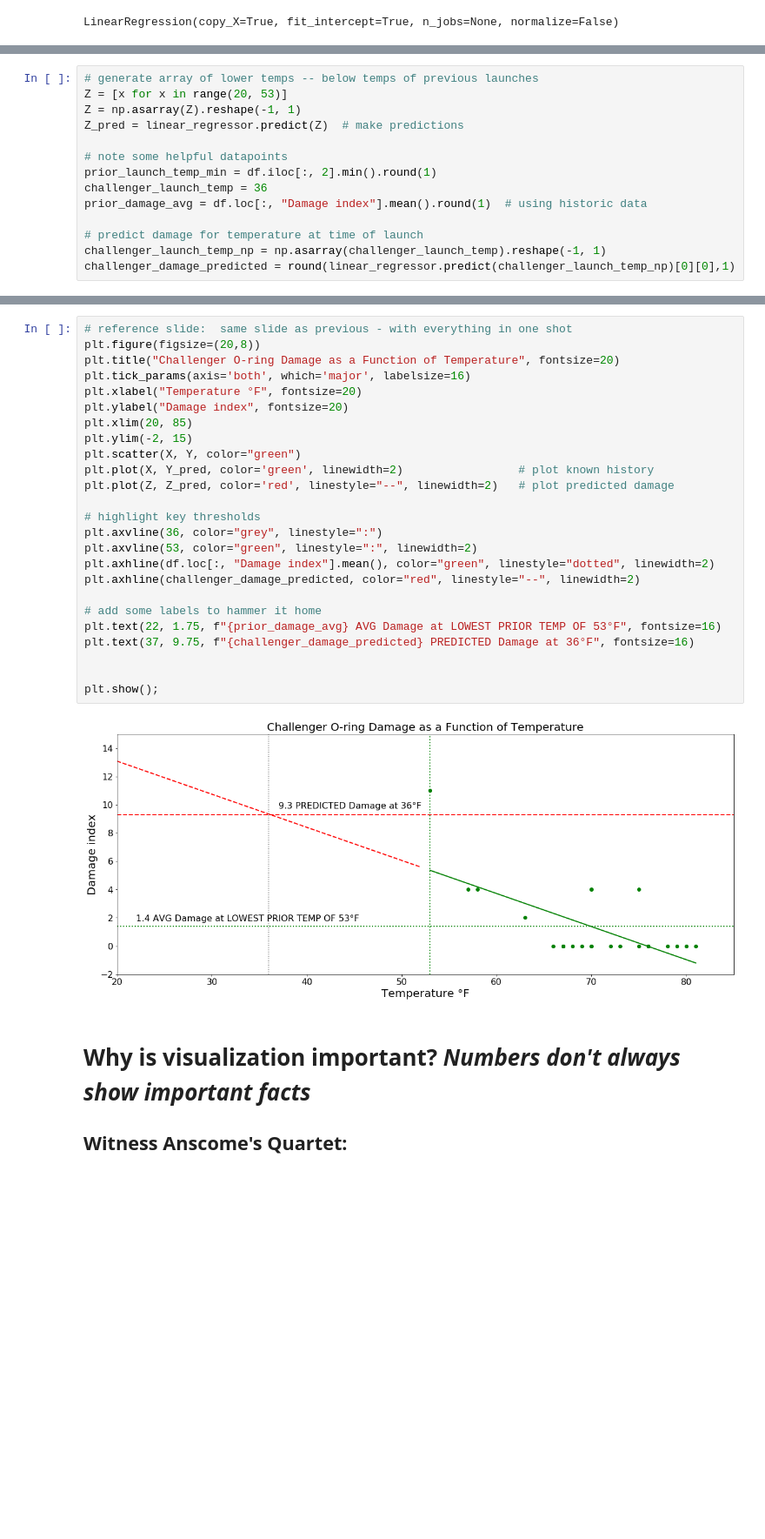
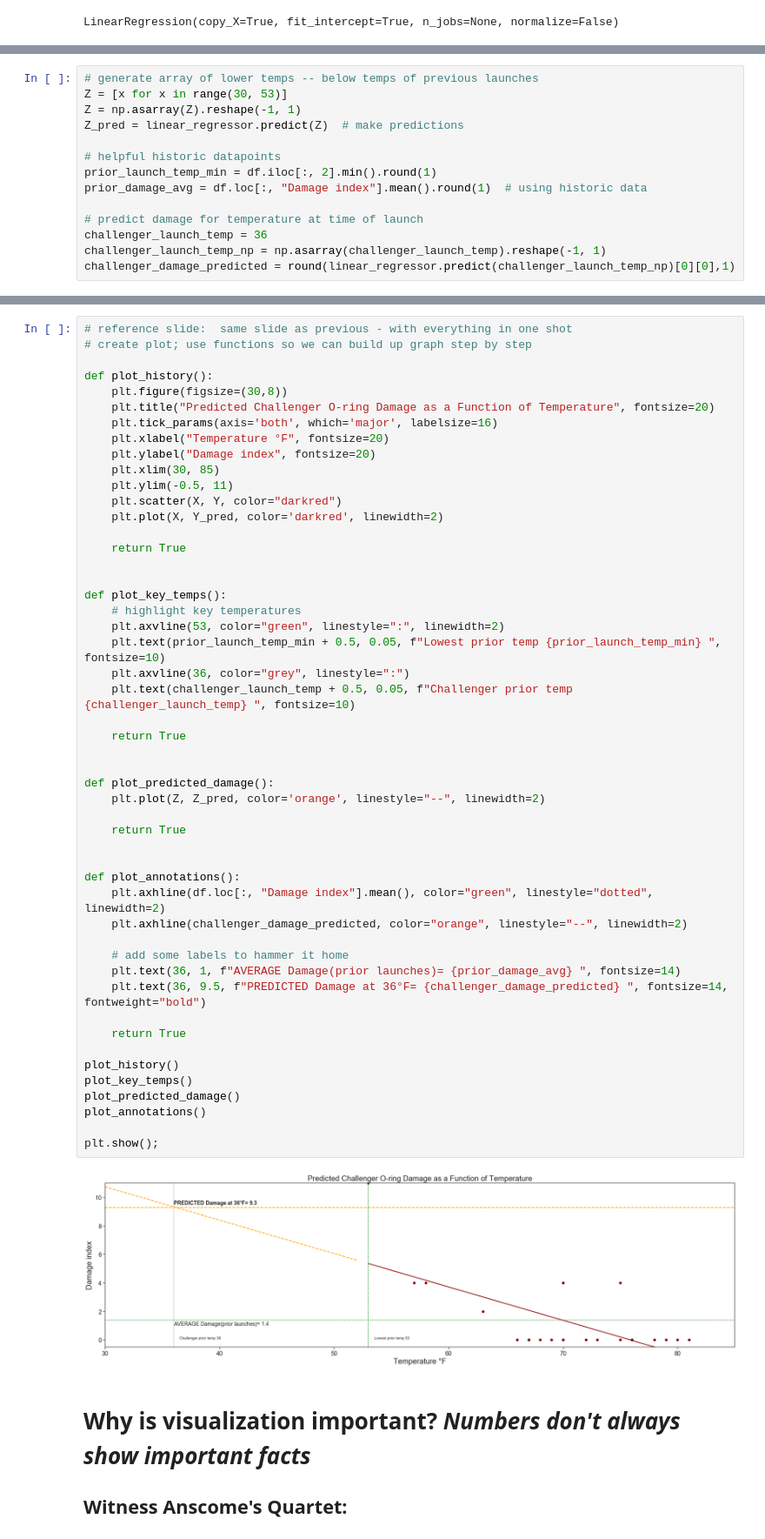
Before and after one commit to surfaceowl-ai/python_visualizations, a Jupyter notebook: notebooks/00_effective_visualizations.ipynb, the cells around one changed output, grey strips where cells are left out. Shown at 87% size. Cells and saved outputs as stored; diff of their text form; blank space fills up the shorter version.

```diff
--- a/notebooks/00_effective_visualizations.ipynb
+++ b/notebooks/00_effective_visualizations.ipynb
@@ -391,15 +389,15 @@ Text(0, 0.5, 'Damage index')
 # %%
 # generate array of lower temps -- below temps of previous launches
-Z = [x for x in range(20, 53)]
+Z = [x for x in range(30, 53)]
 Z = np.asarray(Z).reshape(-1, 1)
 Z_pred = linear_regressor.predict(Z)  # make predictions
 
-# note some helpful datapoints
+# helpful historic datapoints
 prior_launch_temp_min = df.iloc[:, 2].min().round(1)
-challenger_launch_temp = 36
 prior_damage_avg = df.loc[:, "Damage index"].mean().round(1)  # using historic data
 
 # predict damage for temperature at time of launch
+challenger_launch_temp = 36
 challenger_launch_temp_np = np.asarray(challenger_launch_temp).reshape(-1, 1)
 challenger_damage_predicted = round(linear_regressor.predict(challenger_launch_temp_np)[0][0],1)
 # %%
@@ -460,30 +456,55 @@ True
 # %%
 # reference slide:  same slide as previous - with everything in one shot
-plt.figure(figsize=(20,8))
-plt.title("Challenger O-ring Damage as a Function of Temperature", fontsize=20)
-plt.tick_params(axis='both', which='major', labelsize=16)
-plt.xlabel("Temperature °F", fontsize=20)
-plt.ylabel("Damage index", fontsize=20)
-plt.xlim(20, 85)
-plt.ylim(-2, 15)
-plt.scatter(X, Y, color="green")
-plt.plot(X, Y_pred, color='green', linewidth=2)                 # plot known history
-plt.plot(Z, Z_pred, color='red', linestyle="--", linewidth=2)   # plot predicted damage
+# create plot; use functions so we can build up graph step by step
 
-# highlight key thresholds
-plt.axvline(36, color="grey", linestyle=":")
-plt.axvline(53, color="green", linestyle=":", linewidth=2)
-plt.axhline(df.loc[:, "Damage index"].mean(), color="green", linestyle="dotted", linewidth=2)
-plt.axhline(challenger_damage_predicted, color="red", linestyle="--", linewidth=2)
+def plot_history():
+    plt.figure(figsize=(30,8))
+    plt.title("Predicted Challenger O-ring Damage as a Function of Temperature", fontsize=20)
+    plt.tick_params(axis='both', which='major', labelsize=16)
+    plt.xlabel("Temperature °F", fontsize=20)
+    plt.ylabel("Damage index", fontsize=20)
+    plt.xlim(30, 85)
+    plt.ylim(-0.5, 11)
+    plt.scatter(X, Y, color="darkred")
+    plt.plot(X, Y_pred, color='darkred', linewidth=2)
 
-# add some labels to hammer it home
-plt.text(22, 1.75, f"{prior_damage_avg} AVG Damage at LOWEST PRIOR TEMP OF 53°F", fontsize=16)
-plt.text(37, 9.75, f"{challenger_damage_predicted} PREDICTED Damage at 36°F", fontsize=16)
+    return True
 
 
+def plot_key_temps():
+    # highlight key temperatures
+    plt.axvline(53, color="green", linestyle=":", linewidth=2)
+    plt.text(prior_launch_temp_min + 0.5, 0.05, f"Lowest prior temp {prior_launch_temp_min} ", fontsize=10)
+    plt.axvline(36, color="grey", linestyle=":")
+    plt.text(challenger_launch_temp + 0.5, 0.05, f"Challenger prior temp {challenger_launch_temp} ", fontsize=10)
+
+    return True
+
+
+def plot_predicted_damage():
+    plt.plot(Z, Z_pred, color='orange', linestyle="--", linewidth=2)
+
+    return True
+
+
+def plot_annotations():
+    plt.axhline(df.loc[:, "Damage index"].mean(), color="green", linestyle="dotted", linewidth=2)
+    plt.axhline(challenger_damage_predicted, color="orange", linestyle="--", linewidth=2)
+
+    # add some labels to hammer it home
+    plt.text(36, 1, f"AVERAGE Damage(prior launches)= {prior_damage_avg} ", fontsize=14)
+    plt.text(36, 9.5, f"PREDICTED Damage at 36°F= {challenger_damage_predicted} ", fontsize=14, fontweight="bold")
+
+    return True
+
+plot_history()
+plot_key_temps()
+plot_predicted_damage()
+plot_annotations()
+
 plt.show();
 # %% [output]
-[figure, old version]
+[figure, new version]
 # %% [markdown]
 # Why is visualization important?   *Numbers don't always show important facts* <br>
 
```
Also changed, not shown: parts of 18 cells of this notebook.
